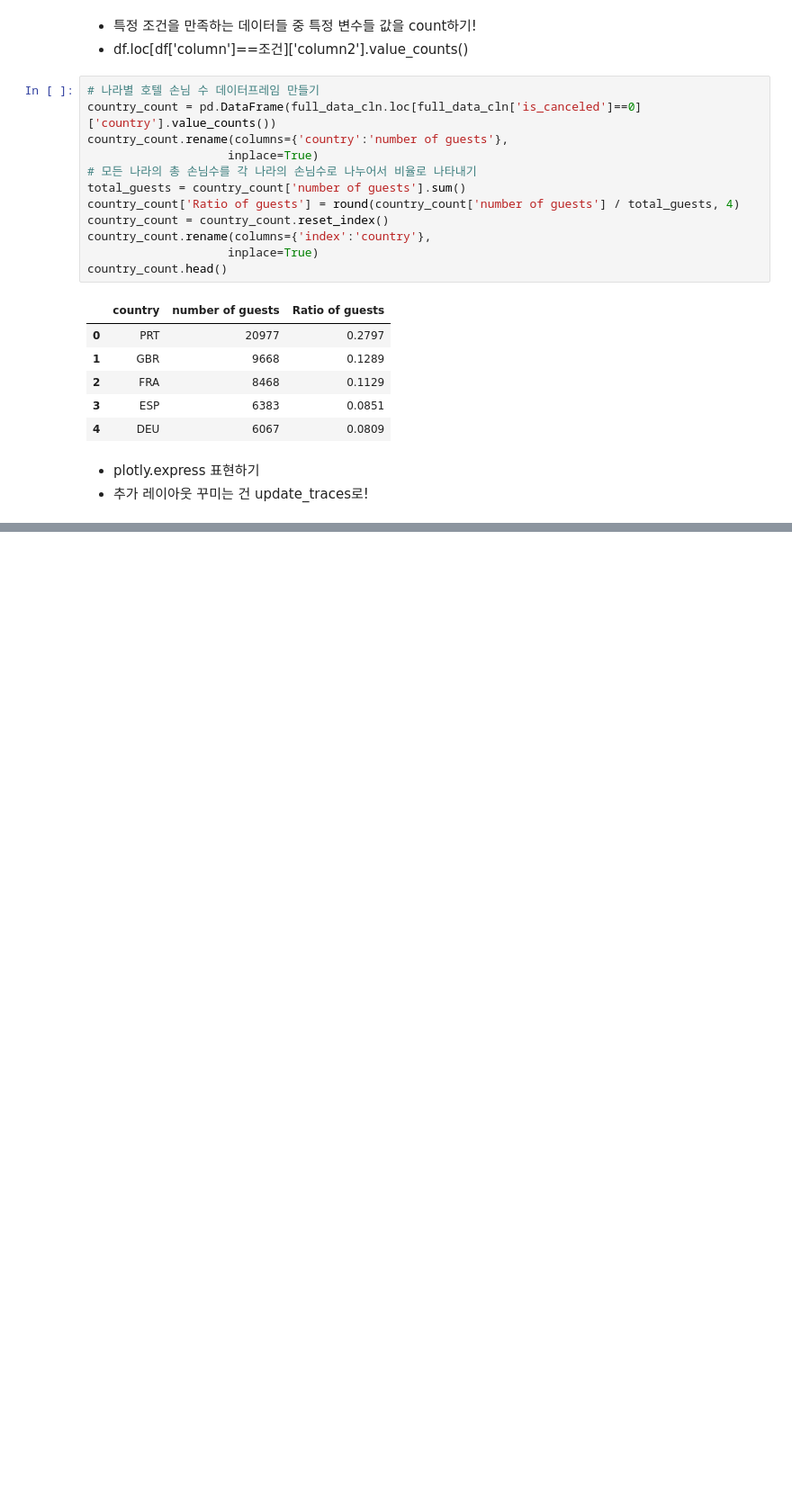
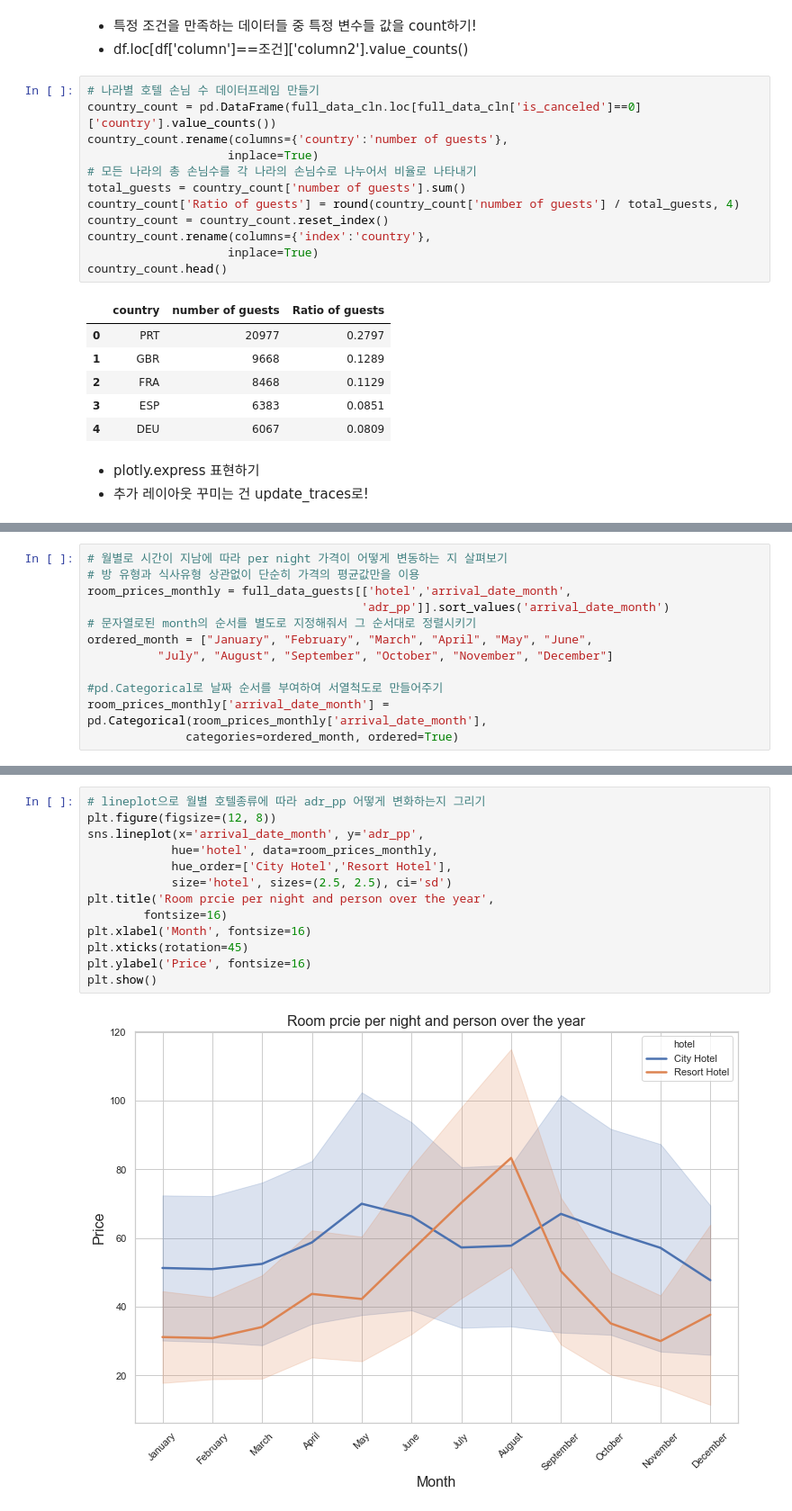
Before and after one commit to young-hun-jo/KaggleStruggle, a Jupyter notebook: hotel_booking/notebook_transcription.ipynb, the cells around one changed output, grey strips where cells are left out. Shown at 90% size. Cells and saved outputs as stored; diff of their text form; blank space fills up the shorter version.

```diff
--- a/hotel_booking/notebook_transcription.ipynb
+++ b/hotel_booking/notebook_transcription.ipynb
@@ -158,0 +176,12 @@ Name: adr, Length: 119210, dtype: float64
+# %%
+# 월별로 시간이 지남에 따라 per night 가격이 어떻게 변동하는 지 살펴보기
+# 방 유형과 식사유형 상관없이 단순히 가격의 평균값만을 이용
+room_prices_monthly = full_data_guests[['hotel','arrival_date_month',
+                                       'adr_pp']].sort_values('arrival_date_month')
+# 문자열로된 month의 순서를 별도로 지정해줘서 그 순서대로 정렬시키기
+ordered_month = ["January", "February", "March", "April", "May", "June",
+          "July", "August", "September", "October", "November", "December"]
+
+#pd.Categorical로 날짜 순서를 부여하여 서열척도로 만들어주기
+room_prices_monthly['arrival_date_month'] = pd.Categorical(room_prices_monthly['arrival_date_month'],
+              categories=ordered_month, ordered=True)
@@ -158,0 +198,15 @@ Name: adr, Length: 119210, dtype: float64
+# %%
+# lineplot으로 월별 호텔종류에 따라 adr_pp 어떻게 변화하는지 그리기
+plt.figure(figsize=(12, 8))
+sns.lineplot(x='arrival_date_month', y='adr_pp',
+            hue='hotel', data=room_prices_monthly,
+            hue_order=['City Hotel','Resort Hotel'],
+            size='hotel', sizes=(2.5, 2.5), ci='sd')
+plt.title('Room prcie per night and person over the year',
+        fontsize=16)
+plt.xlabel('Month', fontsize=16)
+plt.xticks(rotation=45)
+plt.ylabel('Price', fontsize=16)
+plt.show()
+# %% [output]
+[figure, added]
```
Also changed, not shown: parts of 20 cells of this notebook.
